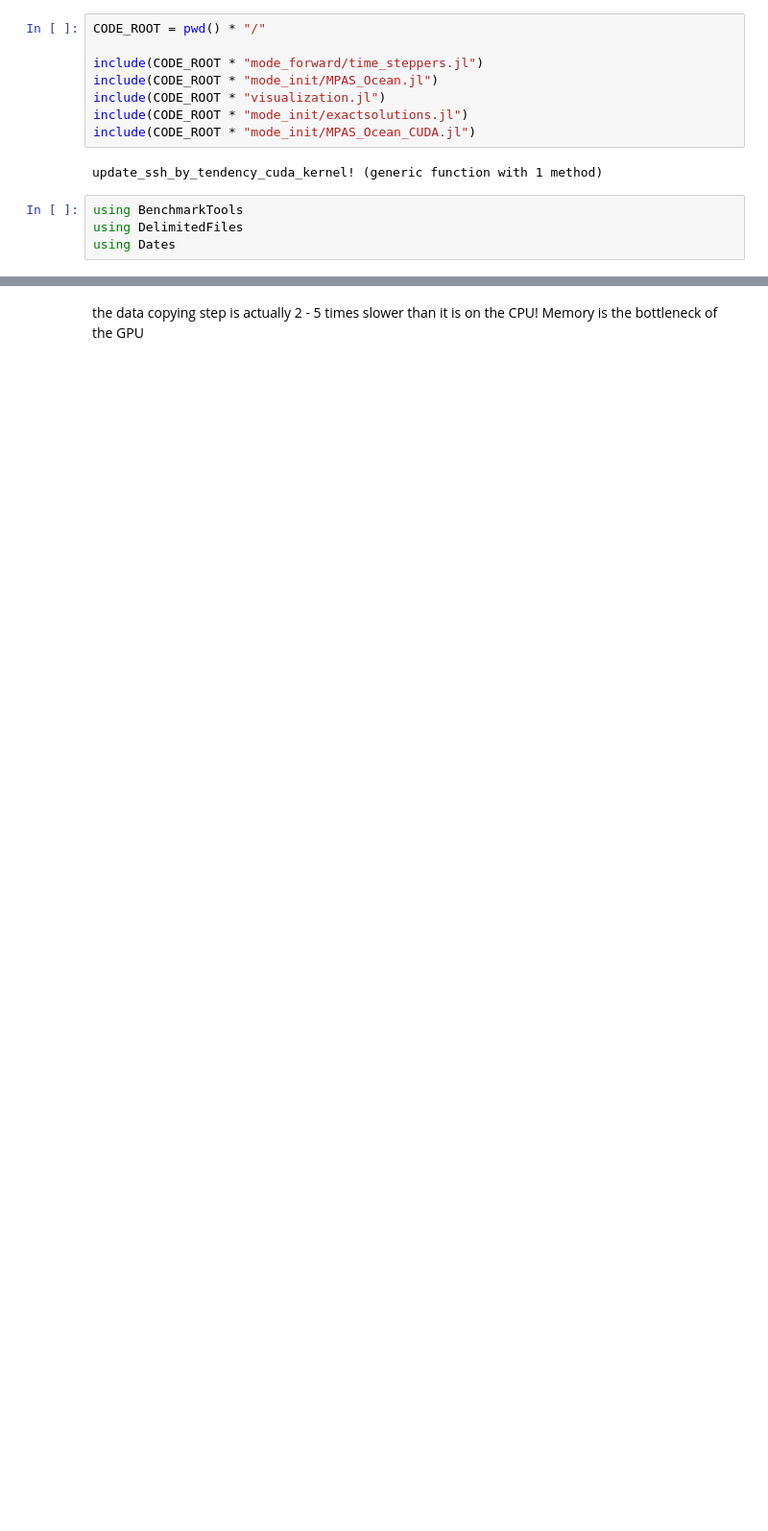
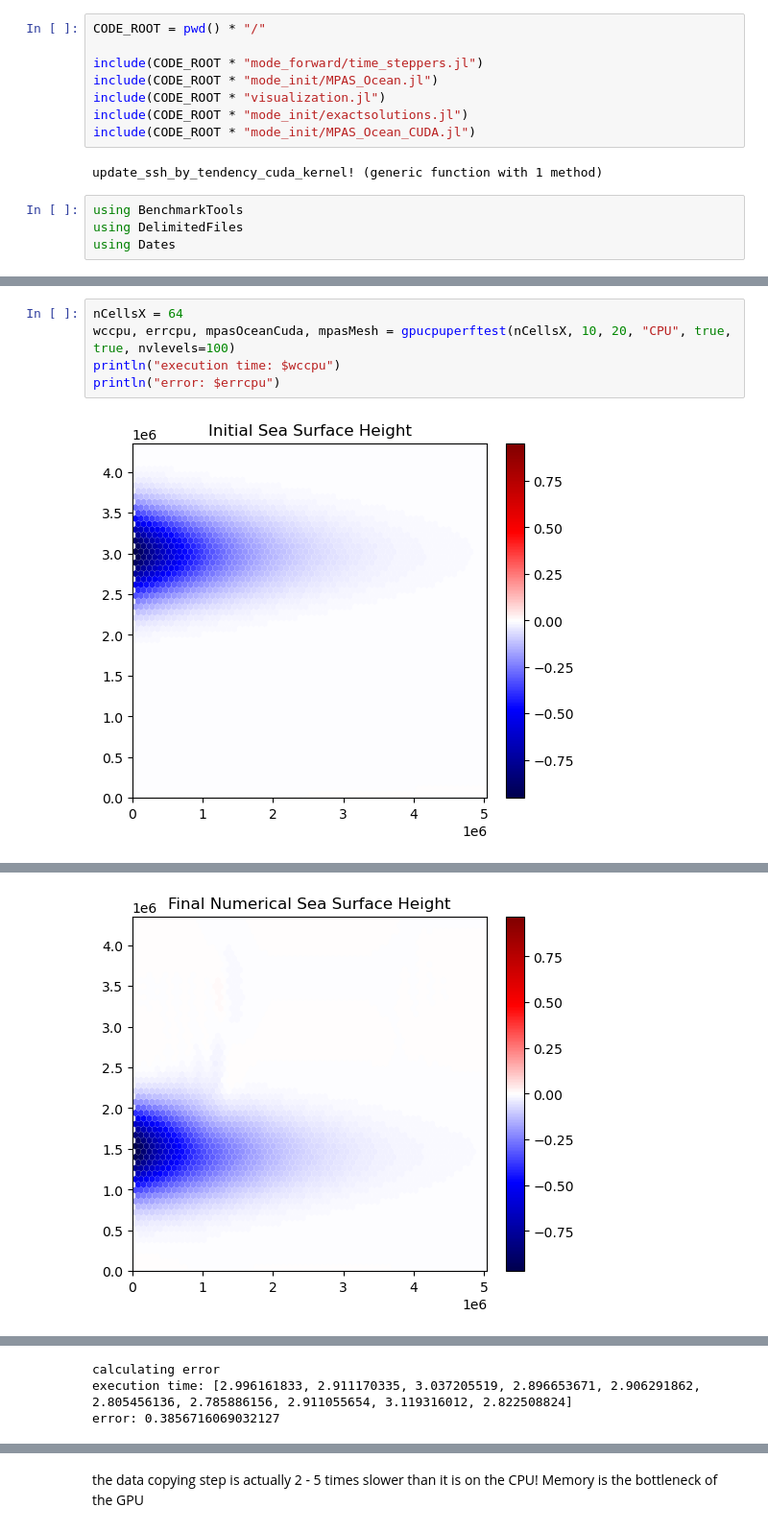
Before and after one commit to robertstrauss/MPAS_Ocean_Julia, a Jupyter notebook: GPU_CPU_performance_comparison_meshes.ipynb, the cells around one changed output, grey strips where cells are left out. Shown at 96% size. Drawn from its saved outputs; the diff is of its cells as text; blank space fills up the shorter version.

```diff
--- a/GPU_CPU_performance_comparison_meshes.ipynb
+++ b/GPU_CPU_performance_comparison_meshes.ipynb
@@ -73,0 +152,7 @@ gpucpuperftest (generic function with 8 methods)
+# %%
+nCellsX = 64
+wccpu, errcpu, mpasOceanCuda, mpasMesh = gpucpuperftest(nCellsX, 10, 20, "CPU", true, true, nvlevels=100)
+println("execution time: $wccpu")
+println("error: $errcpu")
+# %% [output]
+[figure, added]
@@ -73,0 +160 @@ gpucpuperftest (generic function with 8 methods)
+[figure, added]
@@ -73,0 +162,3 @@ gpucpuperftest (generic function with 8 methods)
+calculating error
+execution time: [2.996161833, 2.911170335, 3.037205519, 2.896653671, 2.906291862, 2.805456136, 2.785886156, 2.911055654, 3.119316012, 2.822508824]
+error: 0.3856716069032127
```
Also changed, not shown: parts of 11 cells of this notebook, 27 other files.
